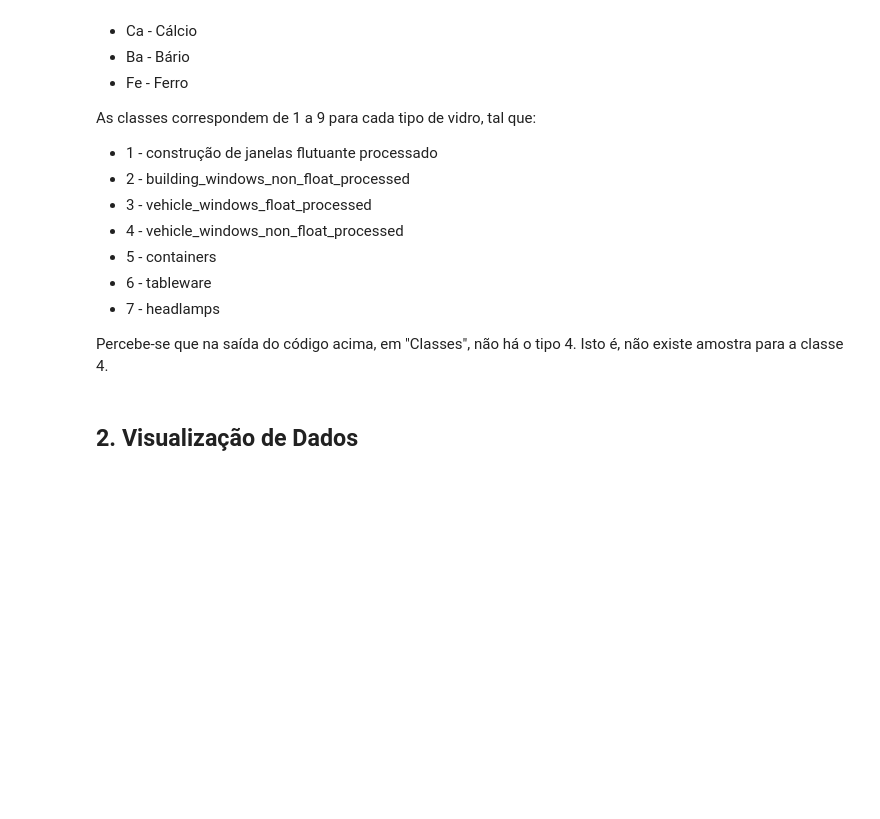
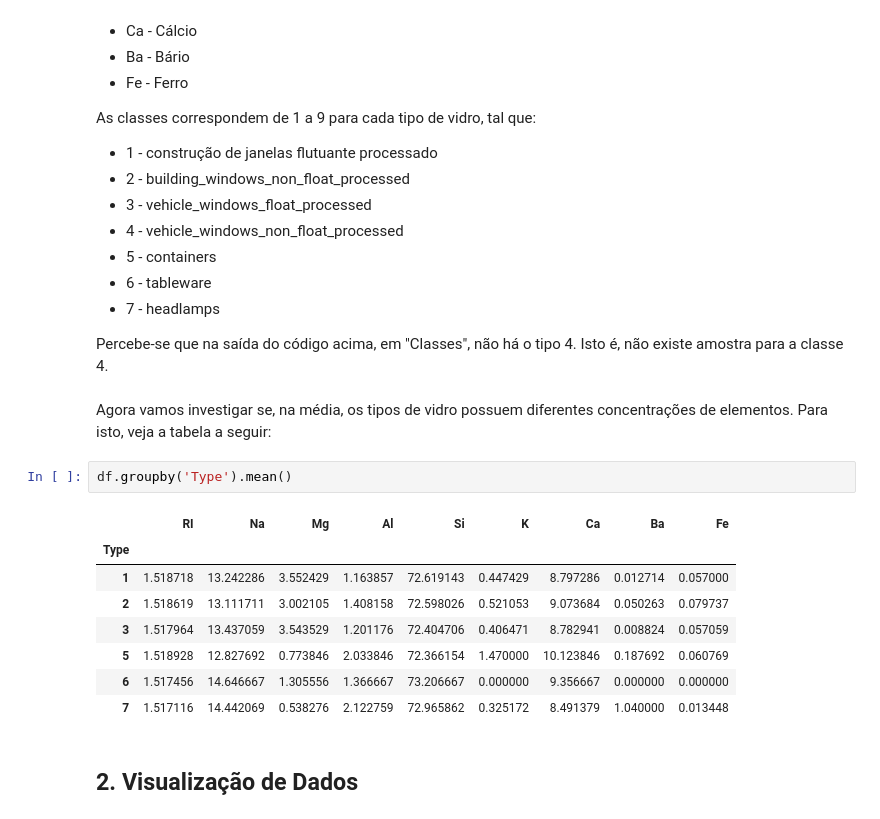
Before and after one commit to davi-santos/Glass-Classification, a Jupyter notebook: Data Analysis.ipynb, the cells around one changed output. Saved outputs shown, nothing was run; the diff lists cells and outputs as text; blank space fills up the shorter version.

```diff
--- a/Data Analysis.ipynb
+++ b/Data Analysis.ipynb
@@ -96,6 +98,19 @@ As classes correspondem de 1 a 9 para cada tipo de vidro, tal que:
 * 7 - headlamps
 
 Percebe-se que na saída do código acima, em "Classes", não há o tipo 4. Isto é, não existe amostra para a classe 4.
+# %% [markdown]
+Agora vamos investigar se, na média, os tipos de vidro possuem diferentes concentrações de elementos. Para isto, veja a tabela a seguir:
+# %%
+df.groupby('Type').mean()
+# %% [output]
+|  | RI | Na | Mg | Al | Si | K | Ca | Ba | Fe |
+| Type |  |  |  |  |  |  |  |  |  |
+| 1 | 1.518718 | 13.242286 | 3.552429 | 1.163857 | 72.619143 | 0.447429 | 8.797286 | 0.012714 | 0.057000 |
+| 2 | 1.518619 | 13.111711 | 3.002105 | 1.408158 | 72.598026 | 0.521053 | 9.073684 | 0.050263 | 0.079737 |
+| 3 | 1.517964 | 13.437059 | 3.543529 | 1.201176 | 72.404706 | 0.406471 | 8.782941 | 0.008824 | 0.057059 |
+| 5 | 1.518928 | 12.827692 | 0.773846 | 2.033846 | 72.366154 | 1.470000 | 10.123846 | 0.187692 | 0.060769 |
+| 6 | 1.517456 | 14.646667 | 1.305556 | 1.366667 | 73.206667 | 0.000000 | 9.356667 | 0.000000 | 0.000000 |
+| 7 | 1.517116 | 14.442069 | 0.538276 | 2.122759 | 72.965862 | 0.325172 | 8.491379 | 1.040000 | 0.013448 |
 # %% [markdown]
 ## 2. Visualização de Dados
 # %% [markdown]
```
Also changed, not shown: parts of 13 cells of this notebook.
